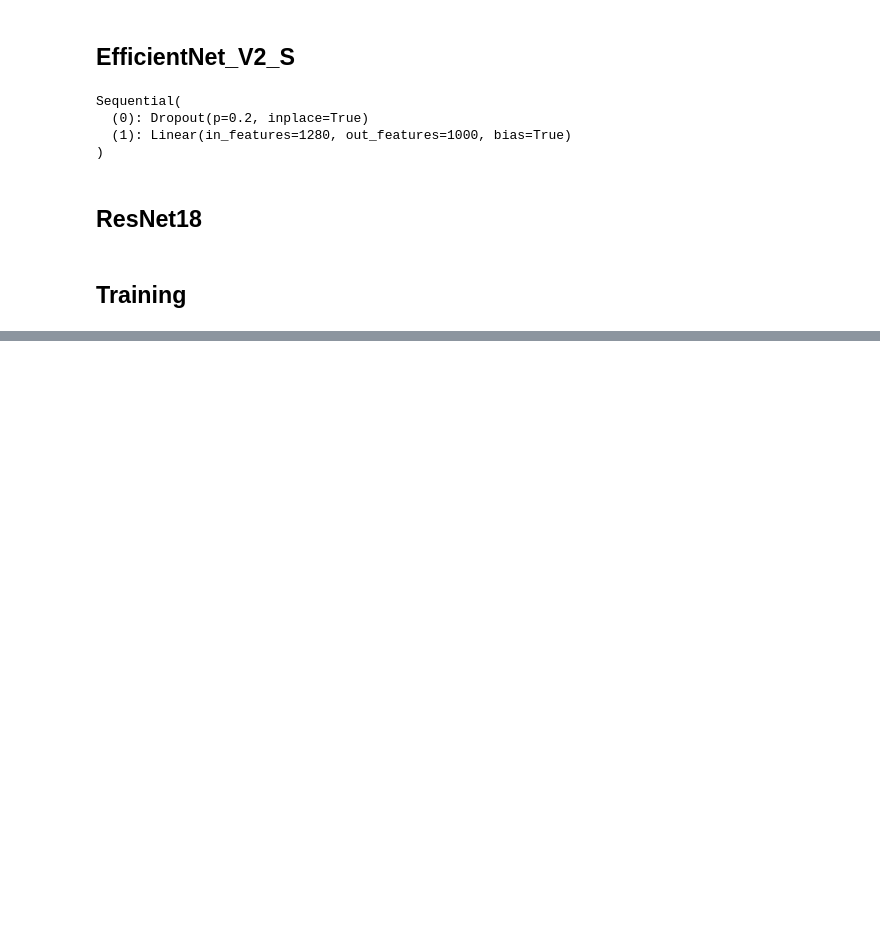
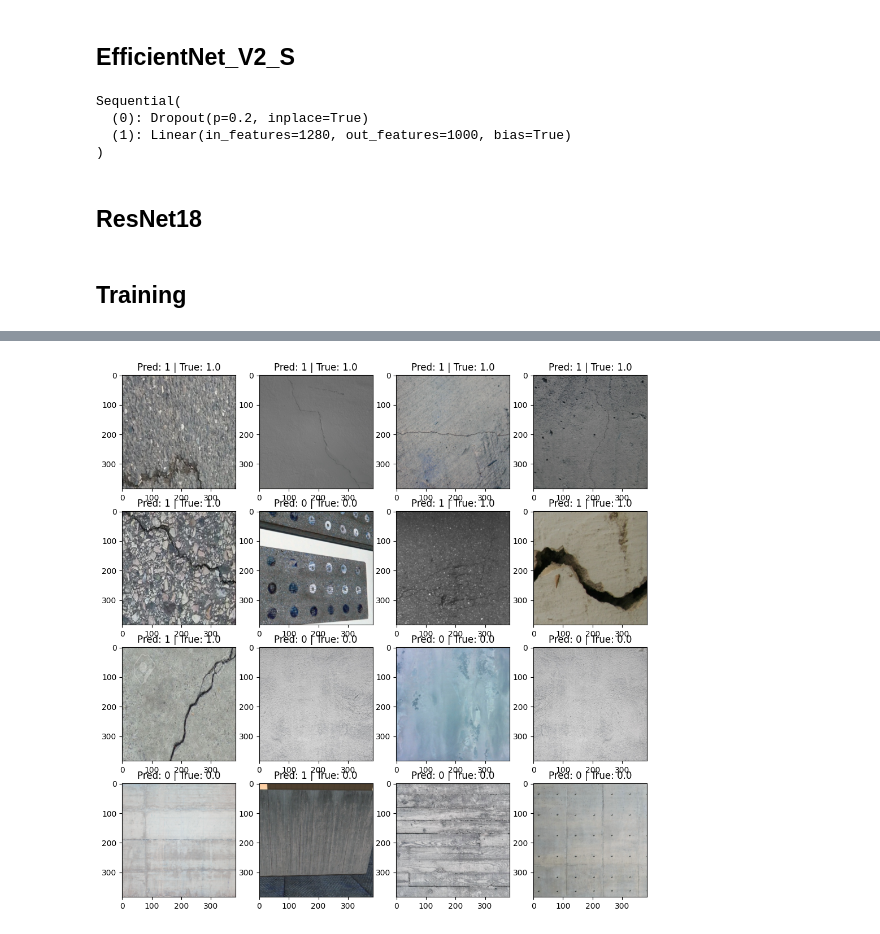
Before and after one commit to noNScop/Road_Cracks, a Jupyter notebook: classifier_training.ipynb, the cells around one changed output, grey strips where cells are left out. Cells and saved outputs as stored; diff of their text form; code cells hidden in the pictures; blank space fills up the shorter version.

```diff
--- a/classifier_training.ipynb
+++ b/classifier_training.ipynb
@@ -50,7 +52,7 @@ class CrackDataset(Dataset):
 # %% [markdown]
 ## EfficientNet_V2_S
 # %%
-model = efficientnet_v2_s(weights=EfficientNet_V2_S_Weights.DEFAULT)
+model = efficientnet_b0(weights=EfficientNet_B0_Weights.IMAGENET1K_V1)
 for param in model.parameters():
     param.requires_grad = False
 # %%
@@ -108,11 +110,11 @@ def train_step(model, dataloader, optimizer, scheduler, loss_fn, scaler, device)
     false_pos = 0
     false_neg = 0
 
-    for batch, target in dataloader:
+    for batch, target in tqdm(dataloader):
         batch, target = batch.to(device), target.to(device)
         optimizer.zero_grad(set_to_none=True)
 
-        with autocast('cuda'):
+        with autocast("cuda"):
             logits = model(batch)
             loss = loss_fn(logits.squeeze(), target.squeeze())
 
@@ -126,6 +128,7 @@ def train_step(model, dataloader, optimizer, scheduler, loss_fn, scaler, device)
         # Convert logits to binary predictions
         preds = torch.sigmoid(logits)
         preds = (preds > 0.5).int()
+        preds = preds.squeeze()
 
         correct += (preds == target).sum().item()
         total += target.numel()
@@ -142,6 +145,7 @@ def train_step(model, dataloader, optimizer, scheduler, loss_fn, scaler, device)
 
     return avg_loss, accuracy, precision, recall
 
+
 def valid_step(model, dataloader, loss_fn, device):
     avg_loss = 0
     avg_accuracy = 0
@@ -150,7 +154,7 @@ def valid_step(model, dataloader, loss_fn, device):
     model.eval()
 
     with torch.inference_mode():
-        for batch, target in dataloader:
+        for batch, target in tqdm(dataloader):
             batch, target = batch.to(device), target.to(device)
 
             logits = model(batch)
@@ -159,6 +163,7 @@ def valid_step(model, dataloader, loss_fn, device):
 
             preds = torch.sigmoid(logits)
             preds = (preds > 0.5).int()
+            preds = preds.squeeze()
 
             correct = (preds == target).sum().item()
             total = target.numel()
@@ -326,0 +343,37 @@ Epoch: 10 | [train] loss: 0.0005 | [valid] loss: 0.0000 | [valid] Accuracy: 15.8
+# %%
+import matplotlib.pyplot as plt
+
+# Show some predictions on test set (both 0 and 1)
+test_dl = DataLoader(
+    test_ds, batch_size=16, shuffle=True, num_workers=os.cpu_count() - 1
+)
+
+model.eval()
+
+# collect examples
+test_examples = []
+n_0, n_1 = 0, 0
+for batch, target in test_dl:
+    for i in range(len(target)):
+        if target[i].item() == 0 and n_0 < 8:
+            test_examples.append((batch[i].unsqueeze(0), target[i].unsqueeze(0)))
+            n_0 += 1
+        elif target[i].item() == 1 and n_1 < 8:
+            test_examples.append((batch[i].unsqueeze(0), target[i].unsqueeze(0)))
+            n_1 += 1
+    if n_0 >= 8 and n_1 >= 8:
+        break
+
+with torch.inference_mode():
+    fig, ax = plt.subplots(4, 4, figsize=(12, 12))
+    for i, (batch, target) in enumerate(test_examples):
+        batch, target = batch.to(device), target.to(device)
+        logits = model(batch)
+        preds = torch.sigmoid(logits)
+        preds = (preds > 0.5).int().squeeze()
+
+        img = batch[0].cpu().permute(1, 2, 0).numpy()
+        ax[i // 4, i % 4].imshow(img)
+        ax[i // 4, i % 4].set_title(f"Pred: {preds.item()} | True: {target.item()}")
+# %% [output]
+[figure, added]
```
Also changed, not shown: parts of 7 cells of this notebook.
